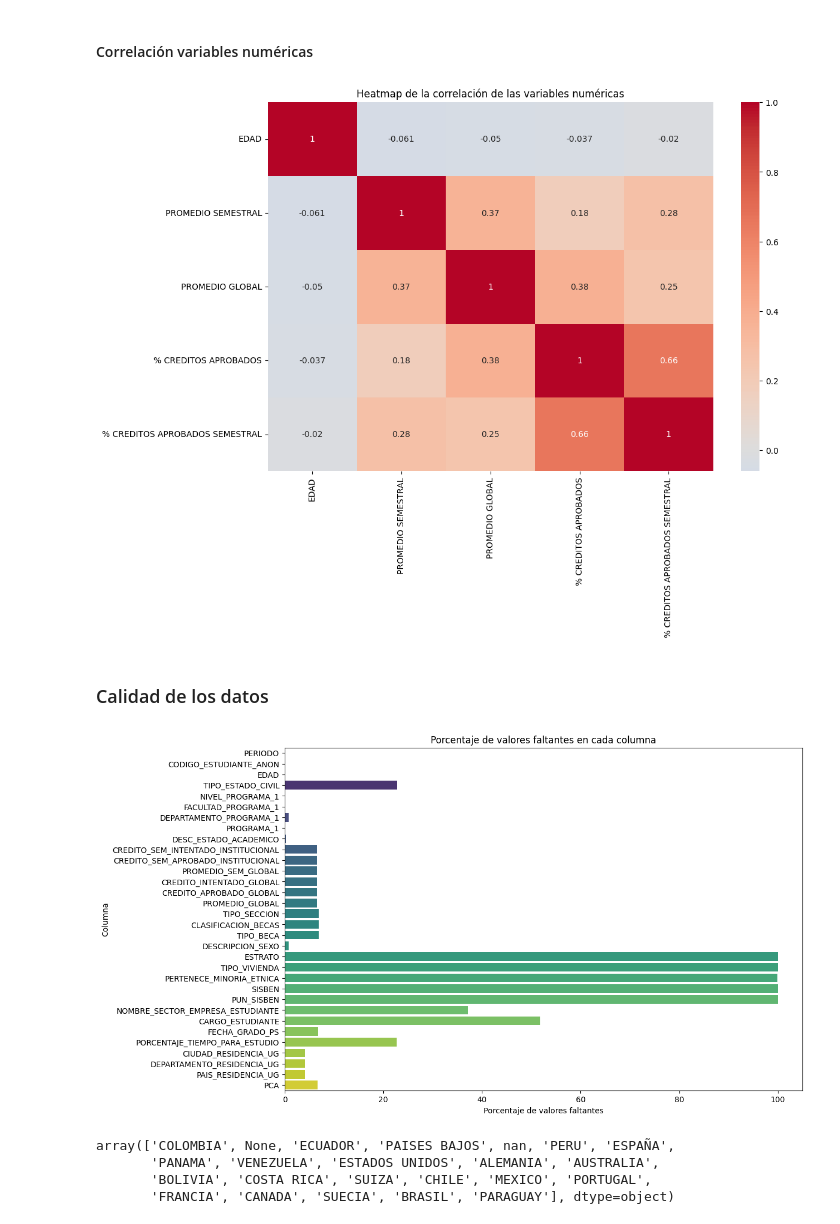
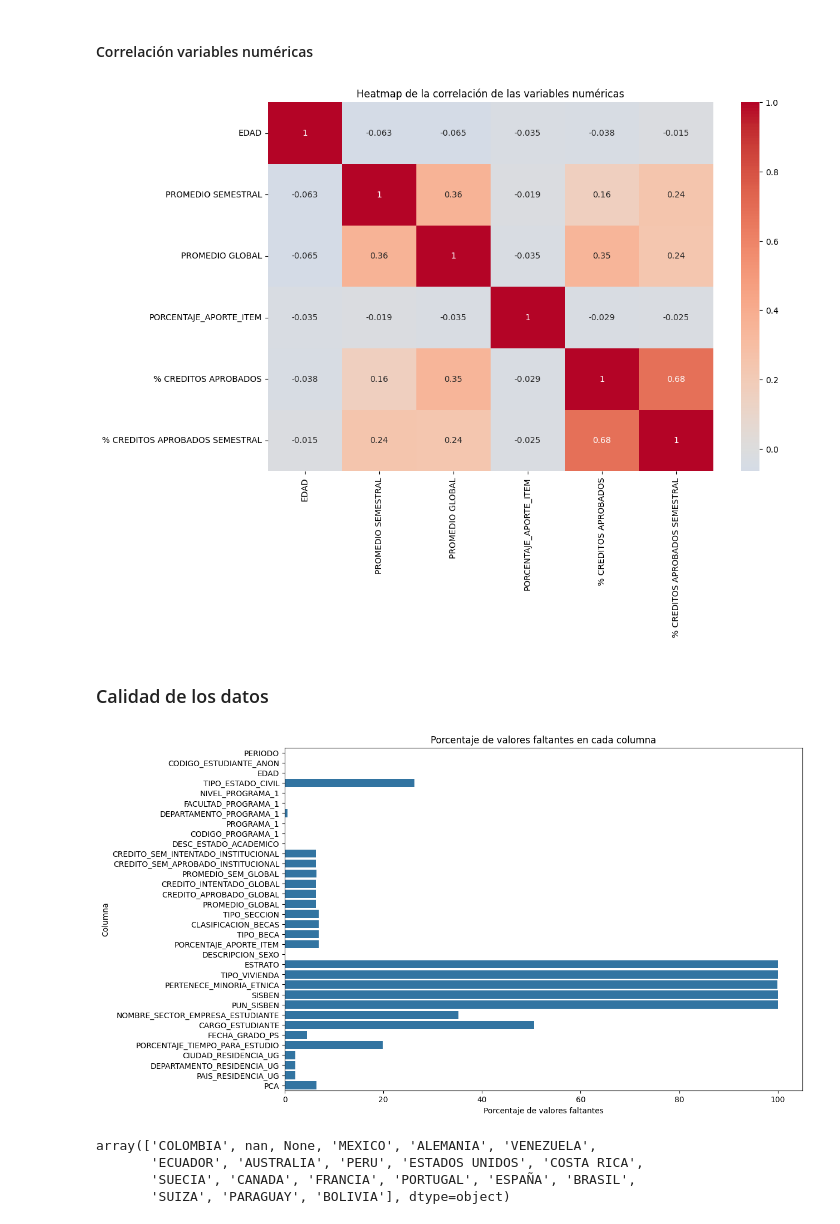
Before and after one commit to Cata1406/Proyecto-CDA, a Jupyter notebook: eda.ipynb, the cells around one changed output. Drawn from its saved outputs; the diff is of its cells as text; code cells hidden in the pictures.

```diff
--- a/eda.ipynb
+++ b/eda.ipynb
@@ -26,7 +26,7 @@ array(['SI'], dtype=object)
 # %% [markdown]
 Decisión: Solo primer programa!
 # %%
-info_matriculados = info_matriculados[["PERIODO", "CODIGO_ESTUDIANTE_ANON", "EDAD", "TIPO_ESTADO_CIVIL", "NIVEL_PROGRAMA_1", "FACULTAD_PROGRAMA_1", "DEPARTAMENTO_PROGRAMA_1", "PROGRAMA_1", "DESC_ESTADO_ACADEMICO"]]
+info_matriculados = info_matriculados[["PERIODO", "CODIGO_ESTUDIANTE_ANON", "EDAD", "TIPO_ESTADO_CIVIL", "NIVEL_PROGRAMA_1", "FACULTAD_PROGRAMA_1", "DEPARTAMENTO_PROGRAMA_1", "PROGRAMA_1", "CODIGO_PROGRAMA_1","DESC_ESTADO_ACADEMICO"]]
 info_matriculados
 # %% [output]
 |  | PERIODO | CODIGO_ESTUDIANTE_ANON | EDAD | TIPO_ESTADO_CIVIL | NIVEL_PROGRAMA_1 | FACULTAD_PROGRAMA_1 | ... |
@@ -57,5 +61,7 @@ array(['NORMAL', 'PRUEBA ACADEMICA', 'NORMAL POST - REGL 2009',
 # %%
 info_matriculados = info_matriculados[info_matriculados["PERIODO"].astype(int) >= 201500]
+estudiantes = list(info_matriculados[info_matriculados["DESC_ESTADO_ACADEMICO"]=="PRIMER SEMESTRE POSTGRADO"]['CODIGO_ESTUDIANTE_ANON'].unique())
+info_matriculados = info_matriculados[info_matriculados["CODIGO_ESTUDIANTE_ANON"].isin(estudiantes)]
 # %%
 info_matriculados = info_matriculados[info_matriculados["NIVEL_PROGRAMA_1"] == "MAGISTER"]
 # %%
@@ -170,6 +176,6 @@ matriculas_pago
 | 103883 | 202420 | BECAS Y PRESTAMOS EXTERNOS | BECAS EXTERNAS | BECAS Y PRESTAMOS EXTERNOS | 1.0 | -23400000.0 | 1 | ... |
 86012 rows × 8 columns
 # %%
-matriculas_pago = matriculas_pago[["PERIODO", "CODIGO_ESTUDIANTE_ANON", "TIPO_SECCION", "CLASIFICACION_BECAS", "TIPO_BECA"]]
+matriculas_pago = matriculas_pago[["PERIODO", "CODIGO_ESTUDIANTE_ANON", "TIPO_SECCION", "CLASIFICACION_BECAS", "TIPO_BECA", "PORCENTAJE_APORTE_ITEM"]]
 matriculas_pago
 # %% [output]
@@ -295,0 +302,4 @@ info_matriculados
+# %%
+programas_virtuales = ["M-MISW", "M-MAIA", "M-MAGI", "M-MIID", "M-MBAV", "M-RDSV"]
+info_matriculados = info_matriculados[~info_matriculados["CODIGO_PROGRAMA_1"].isin(programas_virtuales)]
+info_matriculados
@@ -953,37 +990,37 @@ sns.heatmap(correlation_matrix, annot=True, cmap='coolwarm', center=0)
 plt.title('Heatmap de la correlación de las variables numéricas')
 plt.show()
 # %% [output]
-[figure, old version]
+[figure, new version]
 # %% [markdown]
 ### Calidad de los datos
 # %%
 # bar graph with the percentage of nulls in each column
 import matplotlib.pyplot as plt
 import seaborn as sns
 
 
 # Calculate the percentage of missing values in each column
 missing_percentage = info_matriculados.isnull().mean() * 100
 
 # Drop columns with no missing values
 missing_percentage = missing_percentage.dropna()
 
 # Create a bar plot
 plt.figure(figsize=(12, 8))
-sns.barplot(x=missing_percentage, y=missing_percentage.index, palette='viridis')
+sns.barplot(x=missing_percentage, y=missing_percentage.index)
 plt.title('Porcentaje de valores faltantes en cada columna')
 plt.xlabel('Porcentaje de valores faltantes')
 plt.ylabel('Columna')
 plt.show()
 # %% [output]
-[figure, old version]
+[figure, new version]
 # %%
 info_matriculados["PAIS_RESIDENCIA_UG"].unique()
 # %% [output]
-array(['COLOMBIA', None, 'ECUADOR', 'PAISES BAJOS', nan, 'PERU', 'ESPAÑA',
-       'PANAMA', 'VENEZUELA', 'ESTADOS UNIDOS', 'ALEMANIA', 'AUSTRALIA',
-       'BOLIVIA', 'COSTA RICA', 'SUIZA', 'CHILE', 'MEXICO', 'PORTUGAL',
-       'FRANCIA', 'CANADA', 'SUECIA', 'BRASIL', 'PARAGUAY'], dtype=object)
+array(['COLOMBIA', nan, None, 'MEXICO', 'ALEMANIA', 'VENEZUELA',
+       'ECUADOR', 'AUSTRALIA', 'PERU', 'ESTADOS UNIDOS', 'COSTA RICA',
+       'SUECIA', 'CANADA', 'FRANCIA', 'PORTUGAL', 'ESPAÑA', 'BRASIL',
+       'SUIZA', 'PARAGUAY', 'BOLIVIA'], dtype=object)
 # %%
 info_matriculados.info()
 # %% [output]
```
Also changed, not shown: parts of 44 cells of this notebook.
